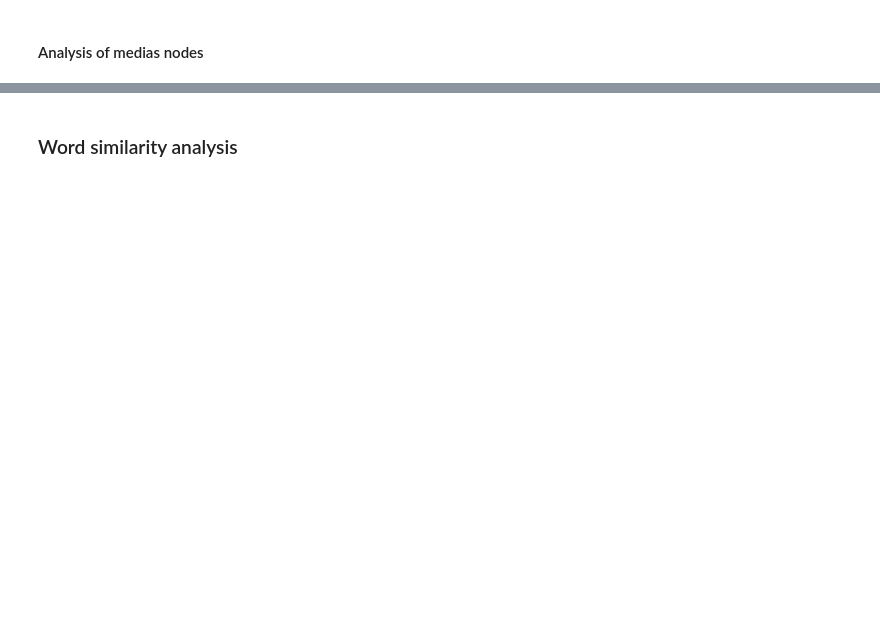
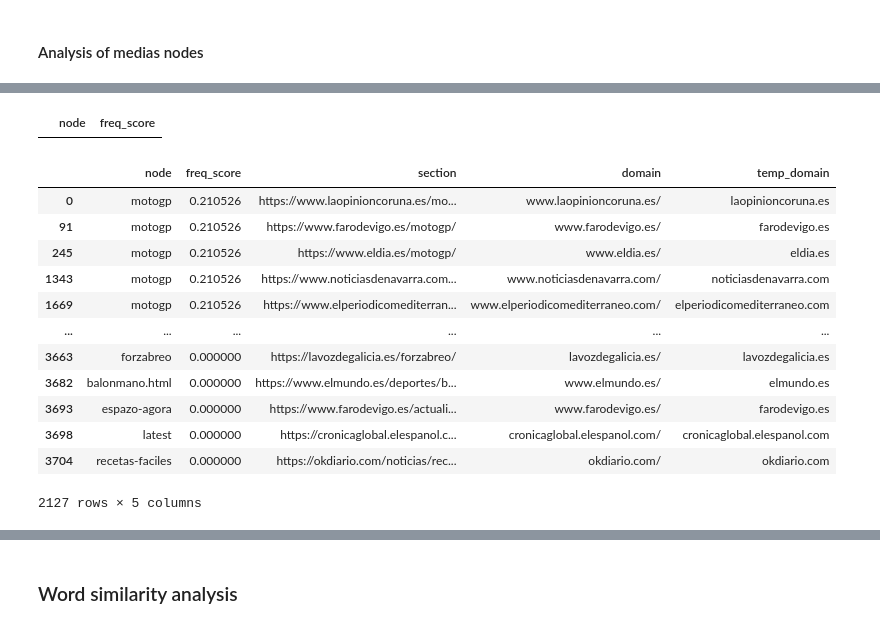
Before and after one commit to Marlup/Expected-news, a Jupyter notebook: testing/media-data-extraction/Medias url preprocessing before scrapping and loading.ipynb, the cells around one changed output, grey strips where cells are left out. Drawn from its saved outputs; the diff is of its cells as text; code cells hidden in the pictures; blank space fills up the shorter version.

Commit message:
added score and preprocessed columns; adapted extraction code to new columns; testing new pos-extraction preprocess to deal with duplicates and importance score; web-views and models adapted

```diff
--- a/testing/media-data-extraction/Medias url preprocessing before scrapping and loading.ipynb
+++ b/testing/media-data-extraction/Medias url preprocessing before scrapping and loading.ipynb
@@ -18,10 +18,10 @@ from nltk import download
 from nltk.metrics.distance import edit_distance
 #download('wordnet')
 # %%
-def read_json_media_urls_file(file_path):
+def read_json_domain_urls_file(file_path):
     with open(file_path, "r") as file:
         return json.load(file)
-def read_plain_media_urls_file(file_path):
+def read_plain_domain_urls_file(file_path):
     with open(file_path, "r") as file:
         return file.readlines()
 # %%
@@ -79,11 +81,12 @@ if os.path.exists(file_path):
     name_to_media_urls = read_plain_media_urls_file(file_path)
     all_sections = []
 skip_head = True
+scores = []
 for media_line in name_to_media_urls:
     #if skip_head:
     #    skip_head = False
     #    continue
-    _, media = media_line.split(";")
+    _, media, score = media_line.split(";")
     media_url = "https://www." + media.strip()
     try:
         response = requests.get(media_url,
@@ -198,6 +201,7 @@ for media_line in name_to_media_urls:
             if not link.endswith("/"):
                 link += "/"
             valid_links_complete.append(link)
+            scores.append(score)
         print(f"Valid links of {media_url.strip()}:", len(valid_links))
         all_sections.extend(valid_links_complete)
     valid_links_complete_unique = list(set(all_sections))
@@ -448,0 +305,19 @@ final_section_urls
+# %%
+n_min_counts = 10
+section_urls = urls_serie.str.replace("/{0,2}$", "",
+                                      regex=True) \
+                         .str.extract(".*/{1}(?P<node>.*)",
+                                      expand=True)
+nodes_count = section_urls["node"].str.replace("[.](.*)",
+                                               "",
+                                               regex=True) \
+                                  .value_counts().rename("freq_score")
+
+section_urls = section_urls.merge((nodes_count - nodes_count.min()) / (nodes_count.max() - nodes_count.min()),
+                   how="inner",
+                   left_on="node",
+                   right_index=True,
+                  )
+nodes_count_more_n = nodes_count[nodes_count > n_min_counts]
+frequent_sections = nodes_count_more_n.index.tolist()
+frequent_sections
@@ -448,0 +406,26 @@ final_section_urls
+# %%
+section_urls[section_urls["node"].str.contains("www")]
+# %% [output]
+|  | node | freq_score |
+# %%
+filter_section_urls = urls_serie.apply(lambda url: any(section in url for section in frequent_sections))
+section_urls[["section", "domain"]] = urls_serie[filter_section_urls].str.extract("(?P<section>https?://(?P<domain>[^/]+/).*)")
+
+section_urls["temp_domain"] = section_urls.domain.str.replace("www.", "") \
+                                                 .str.replace("/", "")
+section_urls.dropna(inplace=True)
+section_urls
+# %% [output]
+|  | node | freq_score | section | domain | temp_domain |
+| 0 | motogp | 0.210526 | https://www.laopinioncoruna.es/mo... | www.laopinioncoruna.es/ | laopinioncoruna.es |
+| 91 | motogp | 0.210526 | https://www.farodevigo.es/motogp/ | www.farodevigo.es/ | farodevigo.es |
+| 245 | motogp | 0.210526 | https://www.eldia.es/motogp/ | www.eldia.es/ | eldia.es |
+| 1343 | motogp | 0.210526 | https://www.noticiasdenavarra.com... | www.noticiasdenavarra.com/ | noticiasdenavarra.com |
+| 1669 | motogp | 0.210526 | https://www.elperiodicomediterran... | www.elperiodicomediterraneo.com/ | elperiodicomediterraneo.com |
+| ... | ... | ... | ... | ... | ... |
+| 3663 | forzabreo | 0.000000 | https://lavozdegalicia.es/forzabreo/ | lavozdegalicia.es/ | lavozdegalicia.es |
+| 3682 | balonmano.html | 0.000000 | https://www.elmundo.es/deportes/b... | www.elmundo.es/ | elmundo.es |
+| 3693 | espazo-agora | 0.000000 | https://www.farodevigo.es/actuali... | www.farodevigo.es/ | farodevigo.es |
+| 3698 | latest | 0.000000 | https://cronicaglobal.elespanol.c... | cronicaglobal.elespanol.com/ | cronicaglobal.elespanol.com |
+| 3704 | recetas-faciles | 0.000000 | https://okdiario.com/noticias/rec... | okdiario.com/ | okdiario.com |
+2127 rows × 5 columns
```
Also changed, not shown: parts of 43 cells of this notebook, 41 other files.
